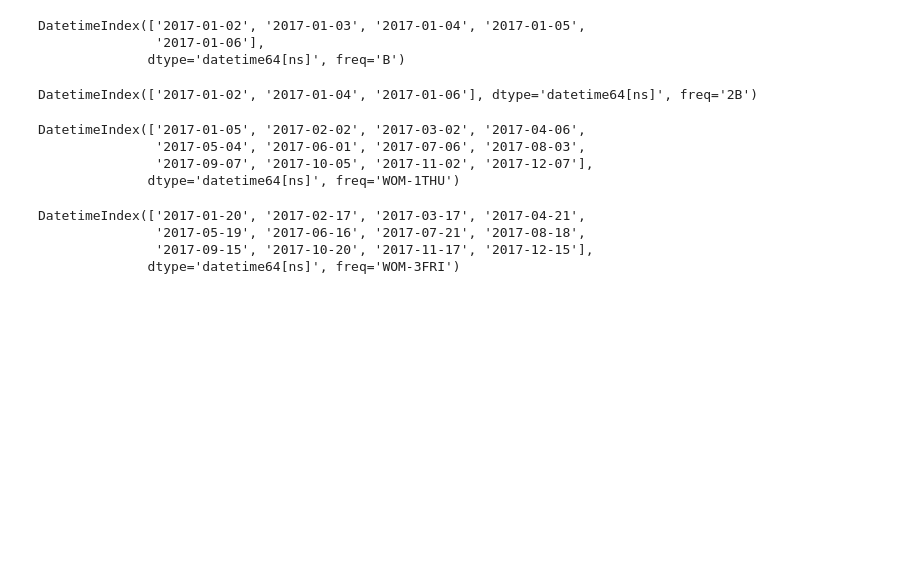
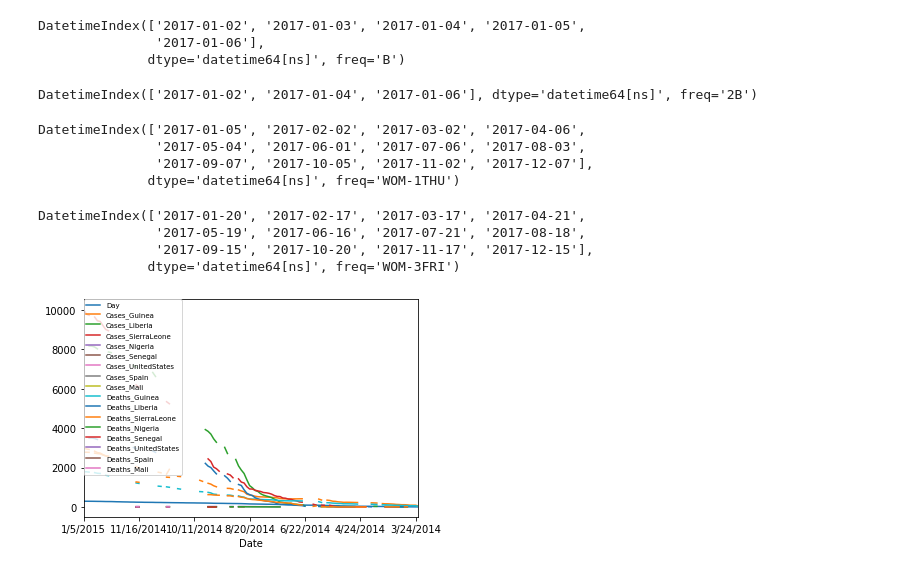
Before and after one commit to davetlewis-van/pandas_for_everyone, a Jupyter notebook: notebooks/Chapter 11.ipynb, the cells around one changed output. Cells and saved outputs as stored; diff of their text form; code cells hidden in the pictures; blank space fills up the shorter version.

```diff
--- a/notebooks/Chapter 11.ipynb
+++ b/notebooks/Chapter 11.ipynb
@@ -411,3 +413,12 @@ DatetimeIndex(['2017-01-20', '2017-02-17', '2017-03-17', '2017-04-21',
                '2017-05-19', '2017-06-16', '2017-07-21', '2017-08-18',
                '2017-09-15', '2017-10-20', '2017-11-17', '2017-12-15'],
               dtype='datetime64[ns]', freq='WOM-3FRI')
+# %%
+ebola = pd.read_csv('../data/country_timeseries.csv')
+ebola.index = ebola['Date']
+fig, ax = plt.subplots()
+ax = ebola.plot(ax=ax)
+ax.legend(fontsize=7, loc=2, borderaxespad=0.)
+plt.show()
+# %% [output]
+[figure, added]
```
Also changed, not shown: parts of 31 cells of this notebook, 3 other files.
